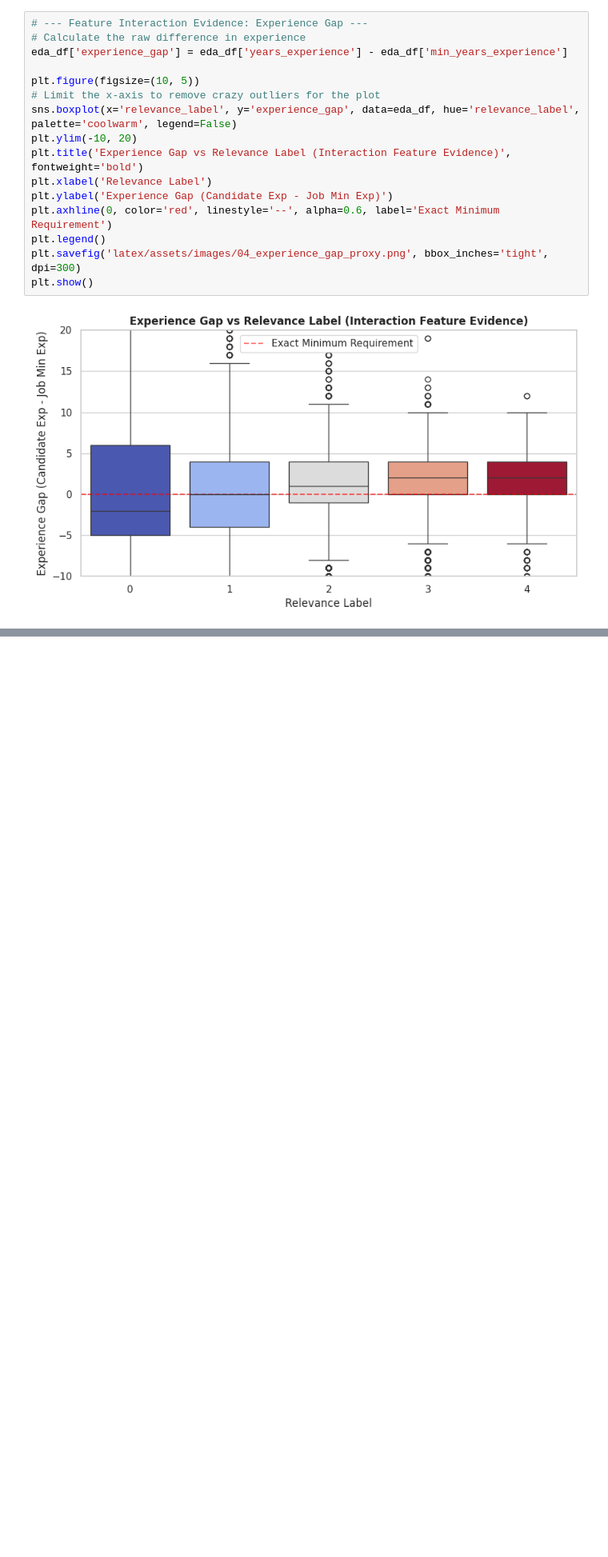
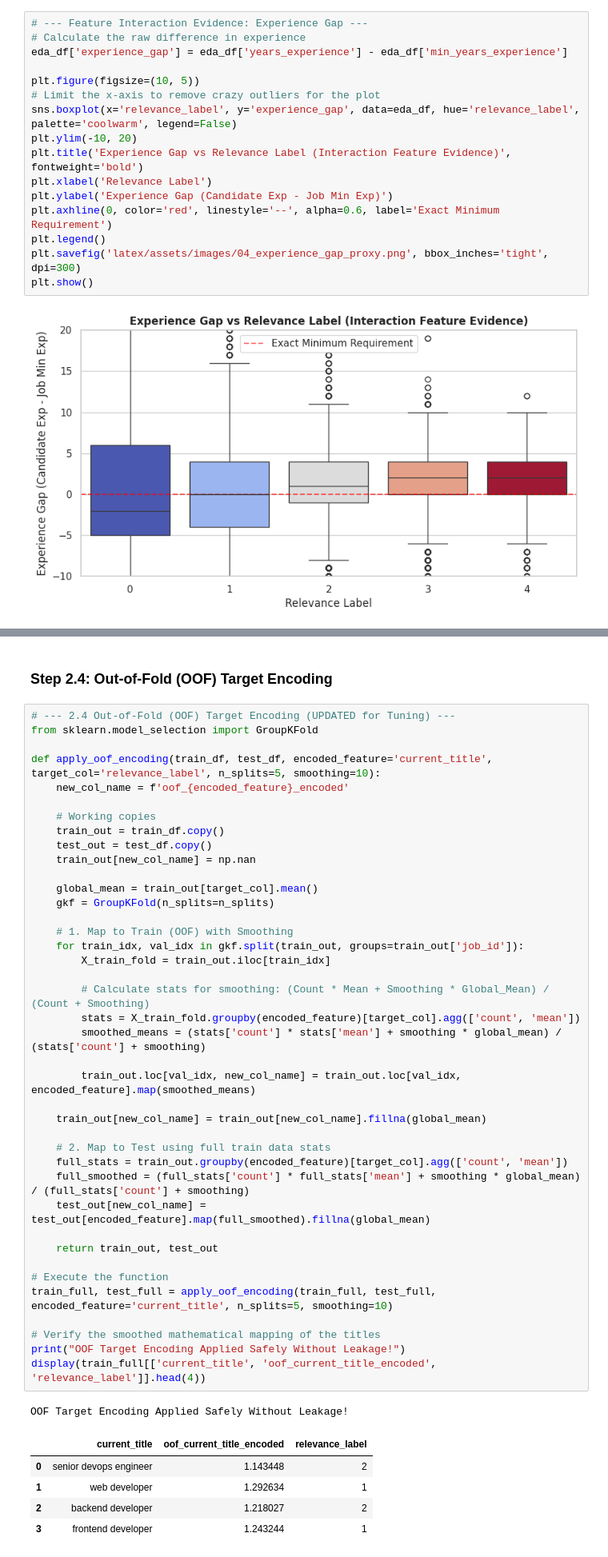
Before and after one commit to Parsa-Saeednia/UT-DataScience-Spring2026, a Jupyter notebook: Assignments/CA3/task3_CandidateRanking.ipynb, the cells around one changed output, grey strips where cells are left out. Shown at 80% size. Saved outputs shown, nothing was run; the diff lists cells and outputs as text; blank space fills up the shorter version.

```diff
--- a/Assignments/CA3/task3_CandidateRanking.ipynb
+++ b/Assignments/CA3/task3_CandidateRanking.ipynb
@@ -219,0 +368,49 @@ plt.show()
+# %% [markdown]
+### Step 2.4: Out-of-Fold (OOF) Target Encoding
+# %%
+# --- 2.4 Out-of-Fold (OOF) Target Encoding (UPDATED for Tuning) ---
+from sklearn.model_selection import GroupKFold
+
+def apply_oof_encoding(train_df, test_df, encoded_feature='current_title', target_col='relevance_label', n_splits=5, smoothing=10):
+    new_col_name = f'oof_{encoded_feature}_encoded'
+
+    # Working copies
+    train_out = train_df.copy()
+    test_out = test_df.copy()
+    train_out[new_col_name] = np.nan
+
+    global_mean = train_out[target_col].mean()
+    gkf = GroupKFold(n_splits=n_splits)
+
+    # 1. Map to Train (OOF) with Smoothing
+    for train_idx, val_idx in gkf.split(train_out, groups=train_out['job_id']):
+        X_train_fold = train_out.iloc[train_idx]
+
+        # Calculate stats for smoothing: (Count * Mean + Smoothing * Global_Mean) / (Count + Smoothing)
+        stats = X_train_fold.groupby(encoded_feature)[target_col].agg(['count', 'mean'])
+        smoothed_means = (stats['count'] * stats['mean'] + smoothing * global_mean) / (stats['count'] + smoothing)
+
+        train_out.loc[val_idx, new_col_name] = train_out.loc[val_idx, encoded_feature].map(smoothed_means)
+
+    train_out[new_col_name] = train_out[new_col_name].fillna(global_mean)
+
+    # 2. Map to Test using full train data stats
+    full_stats = train_out.groupby(encoded_feature)[target_col].agg(['count', 'mean'])
+    full_smoothed = (full_stats['count'] * full_stats['mean'] + smoothing * global_mean) / (full_stats['count'] + smoothing)
+    test_out[new_col_name] = test_out[encoded_feature].map(full_smoothed).fillna(global_mean)
+
+    return train_out, test_out
+
+# Execute the function
+train_full, test_full = apply_oof_encoding(train_full, test_full, encoded_feature='current_title', n_splits=5, smoothing=10)
+
+# Verify the smoothed mathematical mapping of the titles
+print("OOF Target Encoding Applied Safely Without Leakage!")
+display(train_full[['current_title', 'oof_current_title_encoded', 'relevance_label']].head(4))
+# %% [output]
+OOF Target Encoding Applied Safely Without Leakage!
+|  | current_title | oof_current_title_encoded | relevance_label |
+| 0 | senior devops engineer | 1.143448 | 2 |
+| 1 | web developer | 1.292634 | 1 |
+| 2 | backend developer | 1.218027 | 2 |
+| 3 | frontend developer | 1.243244 | 1 |
```
Also changed, not shown: parts of 7 cells of this notebook.
